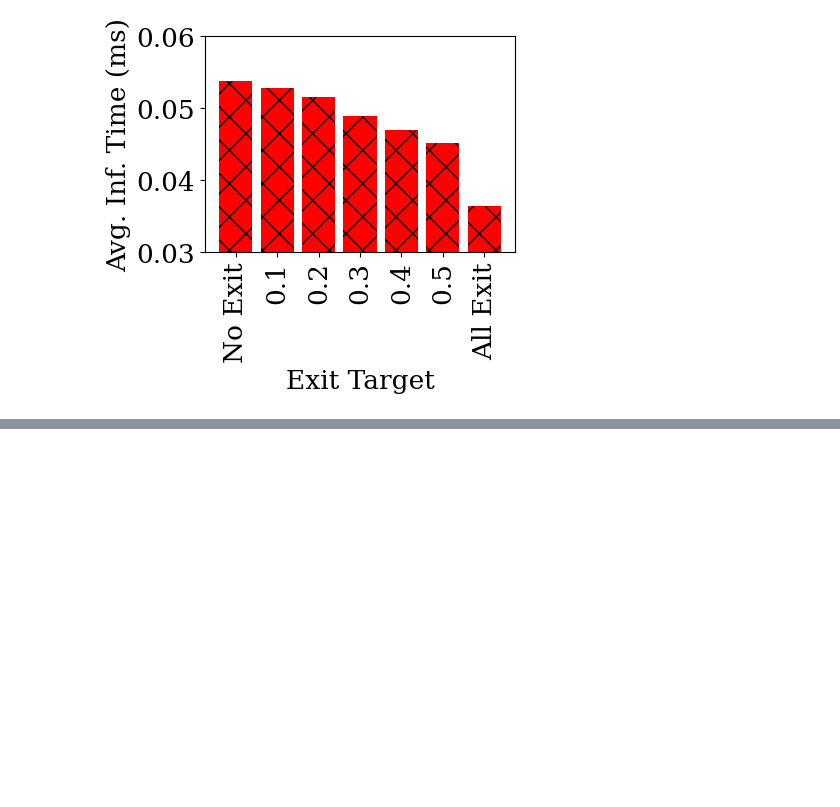
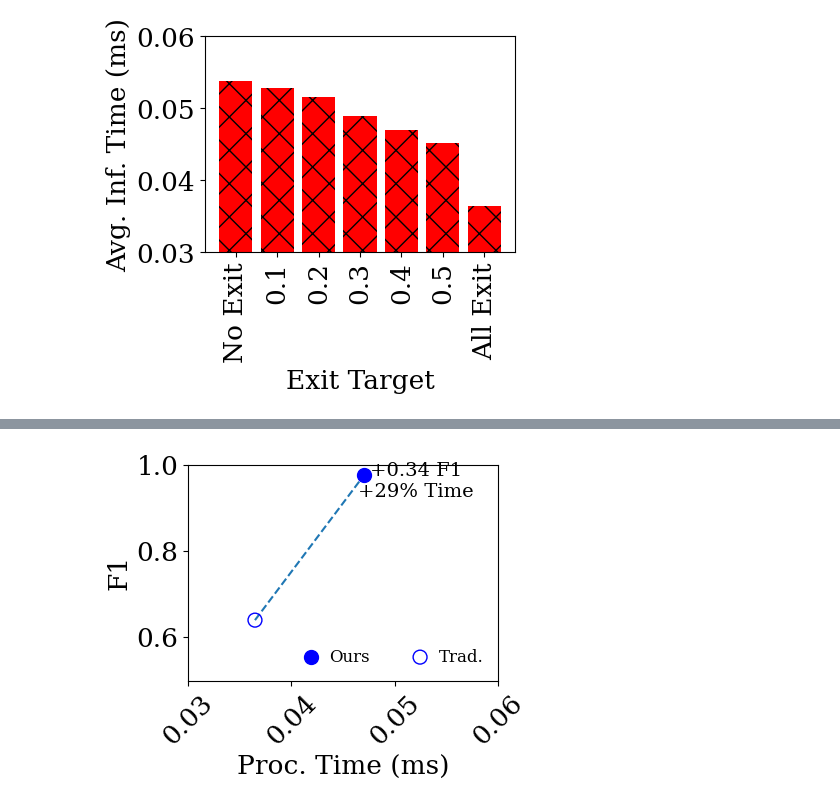
Before and after one commit to LucasSotomaiorAPereira/pibic-25-26, a Jupyter notebook: versao_artigo/f1_display.ipynb, the cells around one changed output, grey strips where cells are left out. Cells and saved outputs as stored; diff of their text form; code cells hidden in the pictures; blank space fills up the shorter version.

```diff
--- a/versao_artigo/f1_display.ipynb
+++ b/versao_artigo/f1_display.ipynb
@@ -173,0 +181,4 @@ plt.show()
+# %%
+plot_3(inf_time_all_exits, inf_time_04, avg_f1_cic_rc, avg_f1_15_rej, 'resconstcic')
+# %% [output]
+[figure, added]
```
Also changed, not shown: parts of 3 cells of this notebook, 4 other files.
